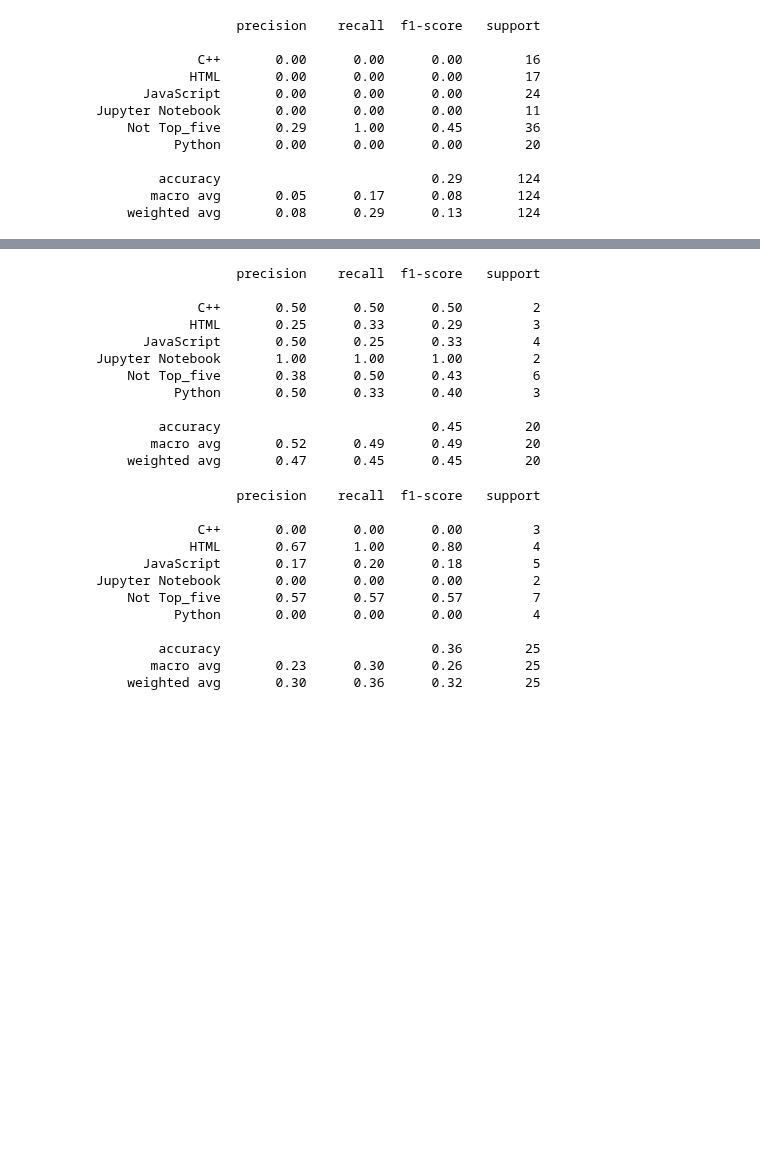
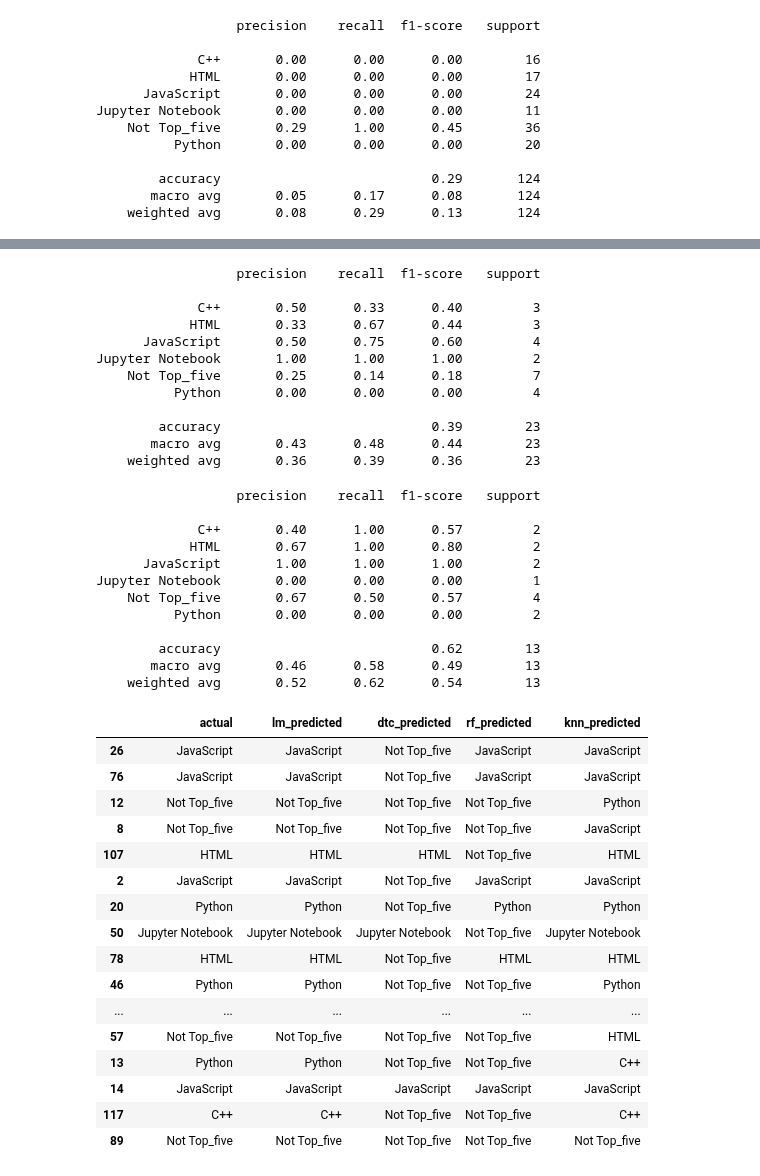
Before and after one commit to codeup-nlp/nlp-project, a Jupyter notebook: mathias_explore.ipynb, the cells around one changed output, grey strips where cells are left out. Saved outputs shown, nothing was run; the diff lists cells and outputs as text; code cells hidden in the pictures; blank space fills up the shorter version.

```diff
--- a/mathias_explore.ipynb
+++ b/mathias_explore.ipynb
@@ -633,6 +633,8 @@ from sklearn.neighbors import KNeighborsClassifier
 from sklearn.linear_model import LogisticRegression
 
 from sklearn.metrics import classification_report, accuracy_score
+# Set Random State
+rs = 1729
 # %%
 top_five = ['JavaScript','Python','HTML','C++','Jupyter Notebook']
 model_me = data.copy()
@@ -677,8 +679,8 @@ tfidf = TfidfVectorizer()
 X = tfidf.fit_transform(model_me.clean_text)
 y = model_me.language
 
-X_train_validate, X_test, y_train_validate, y_test = train_test_split(X, y, stratify=y, test_size=.)
-X_train, X_validate, y_train, y_validate = train_test_split(X_train_validate, y_train_validate, stratify=y_train_validate, test_size=.2)
+X_train_validate, X_test, y_train_validate, y_test = train_test_split(X, y, stratify=y, test_size=.1, random_state = rs)
+X_train, X_validate, y_train, y_validate = train_test_split(X_train_validate, y_train_validate, stratify=y_train_validate, test_size=.2, random_state = rs)
 # %%
 train = pd.DataFrame(dict(actual=y_train))
 validate = pd.DataFrame(dict(actual=y_validate))
@@ -690,13 +692,13 @@ train.shape, validate.shape, test.shape
 # %%
-lm = LogisticRegression().fit(X_train, y_train)
+lm = LogisticRegression(random_state=rs).fit(X_train, y_train)
 
-dtc = DecisionTreeClassifier(max_depth=3, random_state=1729).fit(X_train, y_train)
+dtc = DecisionTreeClassifier(max_depth=3, random_state=rs).fit(X_train, y_train)
 
 rf = RandomForestClassifier(min_samples_leaf=3,
                             max_depth=3,
-                            random_state=1729).fit(X_train,y_train)
+                            random_state=rs).fit(X_train,y_train)
 
-knn = KNeighborsClassifier(n_neighbors=4).fit(X_train,y_train)
+knn = KNeighborsClassifier().fit(X_train,y_train)
 # %%
 train['lm_predicted'] = lm.predict(X_train)
 train['dtc_predicted'] = dtc.predict(X_train)
@@ -825,16 +827,16 @@ print(classification_report(validate.actual, validate.knn_predicted))
 # %% [output]
                   precision    recall  f1-score   support
 
-             C++       0.50      0.50      0.50         2
-            HTML       0.25      0.33      0.29         3
-      JavaScript       0.50      0.25      0.33         4
+             C++       0.50      0.33      0.40         3
+            HTML       0.33      0.67      0.44         3
+      JavaScript       0.50      0.75      0.60         4
 Jupyter Notebook       1.00      1.00      1.00         2
-    Not Top_five       0.38      0.50      0.43         6
-          Python       0.50      0.33      0.40         3
+    Not Top_five       0.25      0.14      0.18         7
+          Python       0.00      0.00      0.00         4
 
-        accuracy                           0.45        20
-       macro avg       0.52      0.49      0.49        20
-    weighted avg       0.47      0.45      0.45        20
+        accuracy                           0.39        23
+       macro avg       0.43      0.48      0.44        23
+    weighted avg       0.36      0.39      0.36        23
 # %%
 test['knn_predicted'] = knn.predict(X_test)
 # %%
@@ -842,13 +844,33 @@ print(classification_report(test.actual, test.knn_predicted))
 # %% [output]
                   precision    recall  f1-score   support
 
-             C++       0.00      0.00      0.00         3
-            HTML       0.67      1.00      0.80         4
-      JavaScript       0.17      0.20      0.18         5
-Jupyter Notebook       0.00      0.00      0.00         2
-    Not Top_five       0.57      0.57      0.57         7
-          Python       0.00      0.00      0.00         4
+             C++       0.40      1.00      0.57         2
+            HTML       0.67      1.00      0.80         2
+      JavaScript       1.00      1.00      1.00         2
+Jupyter Notebook       0.00      0.00      0.00         1
+    Not Top_five       0.67      0.50      0.57         4
+          Python       0.00      0.00      0.00         2
 
-        accuracy                           0.36        25
-       macro avg       0.23      0.30      0.26        25
-    weighted avg       0.30      0.36      0.32        25
+        accuracy                           0.62        13
+       macro avg       0.46      0.58      0.49        13
+    weighted avg       0.52      0.62      0.54        13
+# %%
+train
+# %% [output]
+|  | actual | lm_predicted | dtc_predicted | rf_predicted | knn_predicted |
+| 26 | JavaScript | JavaScript | Not Top_five | JavaScript | JavaScript |
+| 76 | JavaScript | JavaScript | Not Top_five | JavaScript | JavaScript |
+| 12 | Not Top_five | Not Top_five | Not Top_five | Not Top_five | Python |
+| 8 | Not Top_five | Not Top_five | Not Top_five | Not Top_five | JavaScript |
+| 107 | HTML | HTML | HTML | Not Top_five | HTML |
+| 2 | JavaScript | JavaScript | Not Top_five | JavaScript | JavaScript |
+| 20 | Python | Python | Not Top_five | Python | Python |
+| 50 | Jupyter Notebook | Jupyter Notebook | Jupyter Notebook | Not Top_five | Jupyter Notebook |
+| 78 | HTML | HTML | Not Top_five | HTML | HTML |
+| 46 | Python | Python | Not Top_five | Not Top_five | Python |
+| ... | ... | ... | ... | ... | ... |
+| 57 | Not Top_five | Not Top_five | Not Top_five | Not Top_five | HTML |
+| 13 | Python | Python | Not Top_five | Not Top_five | C++ |
+| 14 | JavaScript | JavaScript | JavaScript | JavaScript | JavaScript |
+| 117 | C++ | C++ | Not Top_five | Not Top_five | C++ |
+| 89 | Not Top_five | Not Top_five | Not Top_five | Not Top_five | Not Top_five |
```
Also changed, not shown: parts of 11 cells of this notebook.
